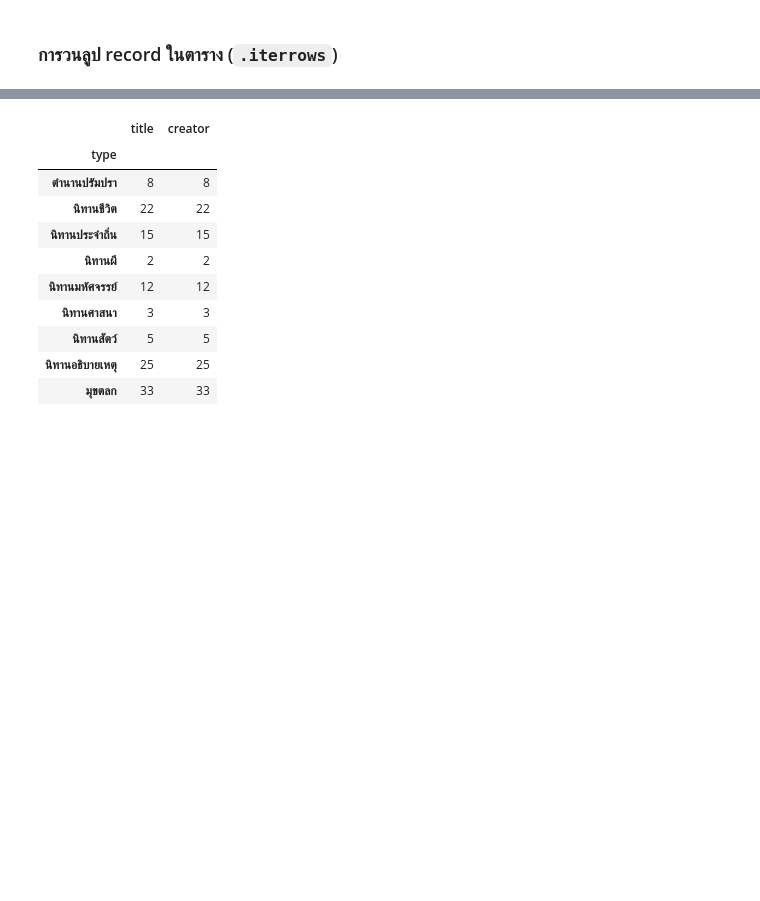
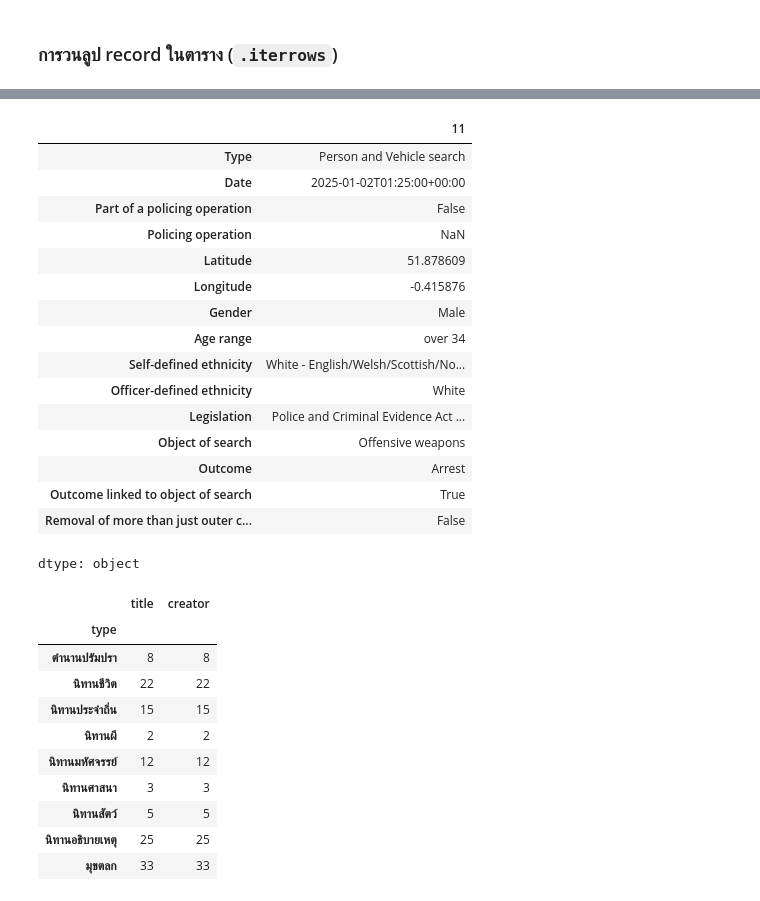
Before and after one commit to bbombver/dataviz2025, a Jupyter notebook: Pandas_101_2025.ipynb, the cells around one changed output, grey strips where cells are left out. Drawn from its saved outputs; the diff is of its cells as text; code cells hidden in the pictures; blank space fills up the shorter version.

```diff
--- a/Pandas_101_2025.ipynb
+++ b/Pandas_101_2025.ipynb
@@ -1045,3 +1040,25 @@ folk_df.head()
+# %%
+this_data = stopandsearch_df.iloc[10,:]
+# %%
+this_data
+# %% [output]
+|  | 11 |
+| Type | Person and Vehicle search |
+| Date | 2025-01-02T01:25:00+00:00 |
+| Part of a policing operation | False |
+| Policing operation | NaN |
+| Latitude | 51.878609 |
+| Longitude | -0.415876 |
+| Gender | Male |
+| Age range | over 34 |
+| Self-defined ethnicity | White - English/Welsh/Scottish/No... |
+| Officer-defined ethnicity | White |
+| Legislation | Police and Criminal Evidence Act ... |
+| Object of search | Offensive weapons |
+| Outcome | Arrest |
+| Outcome linked to object of search | True |
+| Removal of more than just outer c... | False |
+dtype: object
 # %%
 this_data = folk_df[['title','type','creator']].dropna()
 # %%
```
Also changed, not shown: parts of 13 cells of this notebook.
